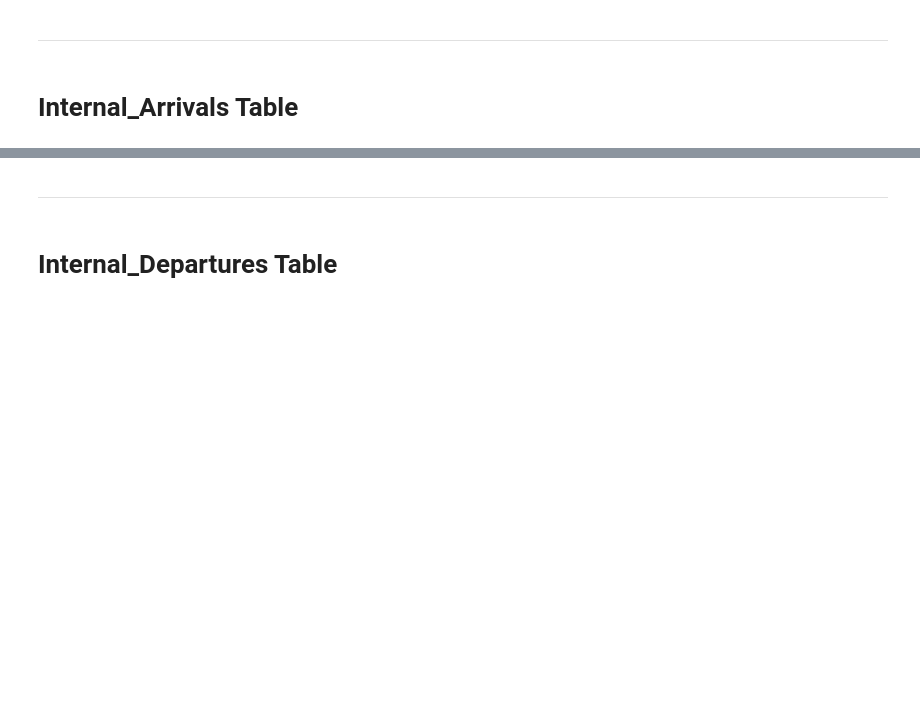
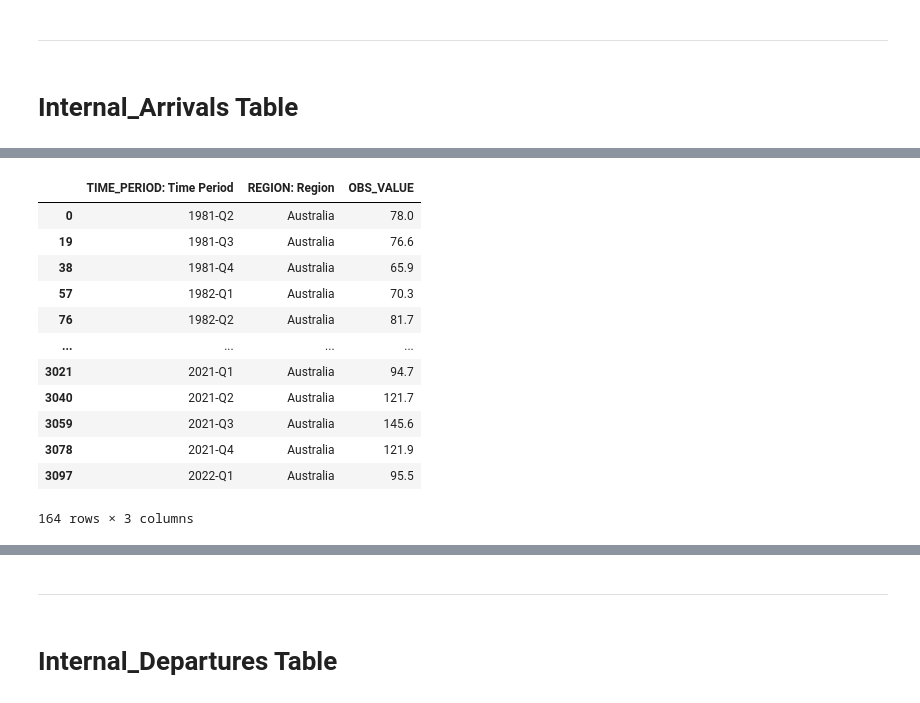
Before and after one commit to jonowood/Project_2, a Jupyter notebook: ETL/Clean_Test.ipynb, the cells around one changed output, grey strips where cells are left out. Drawn from its saved outputs; the diff is of its cells as text; code cells hidden in the pictures; blank space fills up the shorter version.

```diff
--- a/ETL/Clean_Test.ipynb
+++ b/ETL/Clean_Test.ipynb
@@ -374,3 +443,23 @@ internal_net_change_df.head()
 <img src="../Images/internal_arrivals_t.png"
      align="left"
      width="250" />
+# %%
+erp_data_filtered = erp_data_df[erp_data_df['MEASURE: Measure'] == ' Internal Arrivals']
+# %%
+# Copy column to new DF
+internal_arrivals_df = erp_data_filtered[['TIME_PERIOD: Time Period', 'REGION: Region', 'OBS_VALUE']].copy()
+internal_arrivals_df
+# %% [output]
+|  | TIME_PERIOD: Time Period | REGION: Region | OBS_VALUE |
+| 0 | 1981-Q2 | Australia | 78.0 |
+| 19 | 1981-Q3 | Australia | 76.6 |
+| 38 | 1981-Q4 | Australia | 65.9 |
+| 57 | 1982-Q1 | Australia | 70.3 |
+| 76 | 1982-Q2 | Australia | 81.7 |
+| ... | ... | ... | ... |
+| 3021 | 2021-Q1 | Australia | 94.7 |
+| 3040 | 2021-Q2 | Australia | 121.7 |
+| 3059 | 2021-Q3 | Australia | 145.6 |
+| 3078 | 2021-Q4 | Australia | 121.9 |
+| 3097 | 2022-Q1 | Australia | 95.5 |
+164 rows × 3 columns
```
Also changed, not shown: parts of 16 cells of this notebook.
